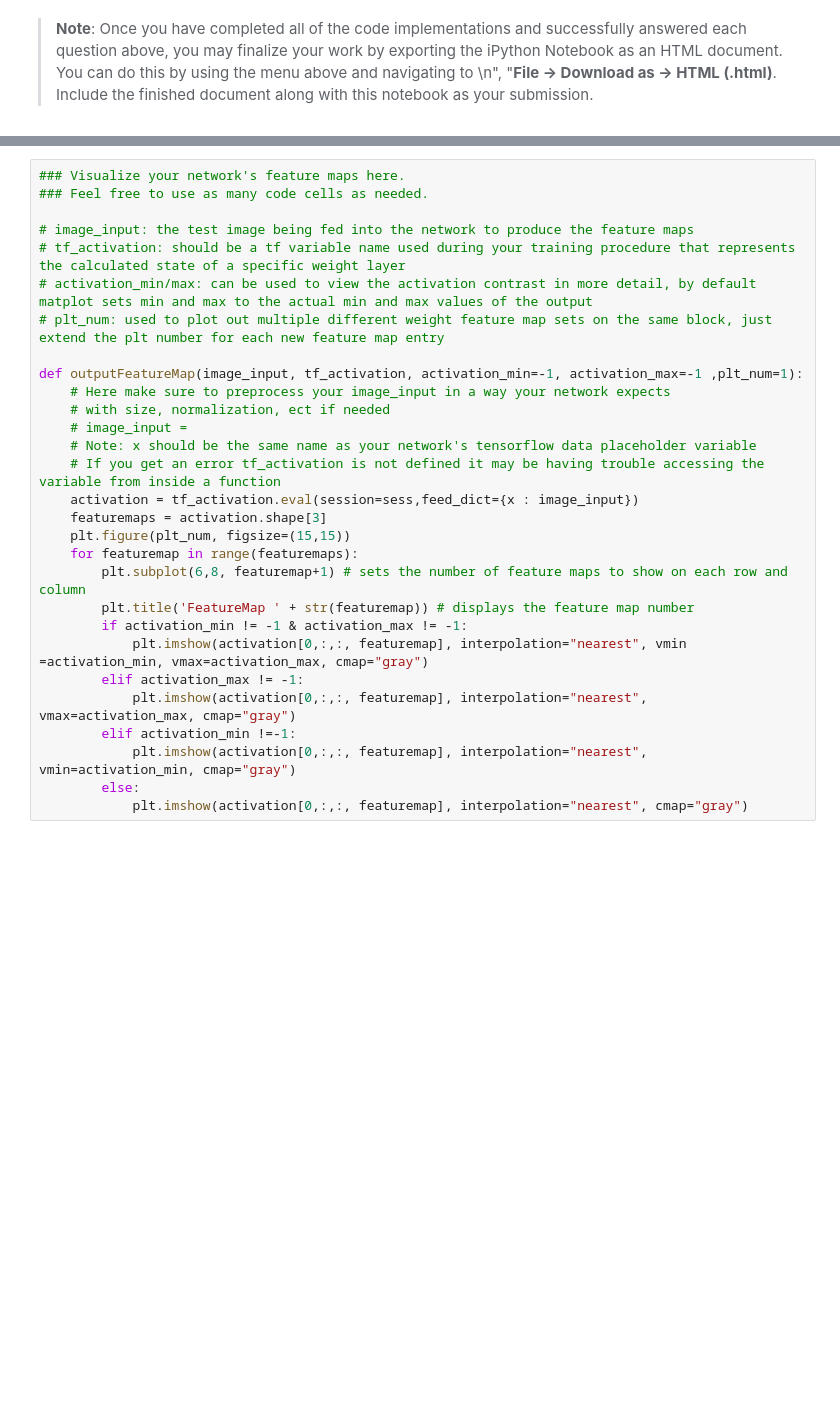
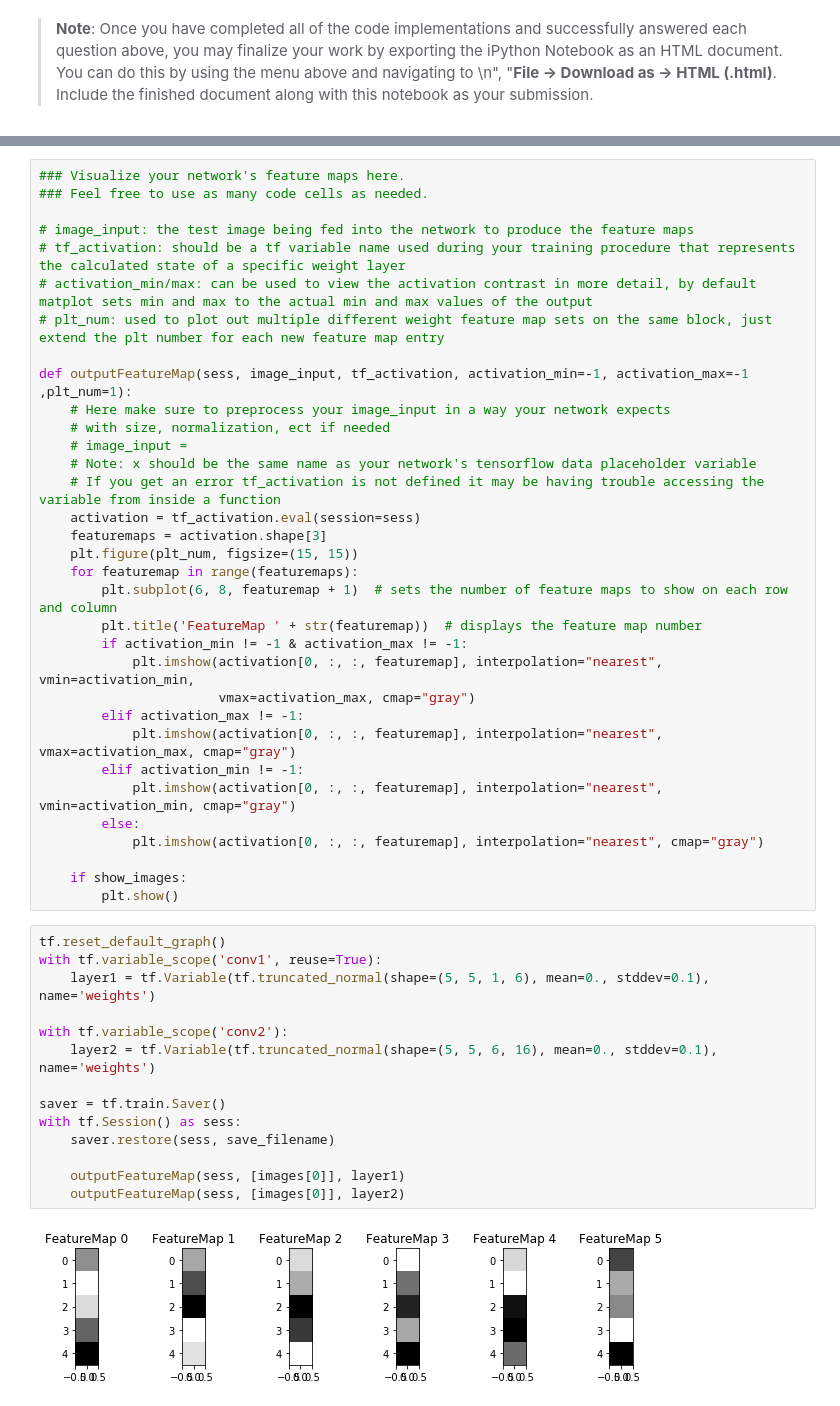
Before and after one commit to mccorby/Course-SDC, a Jupyter notebook: Term1/CarND-Traffic-Sign-Classifier-Project/Traffic_Sign_Classifier.ipynb, the cells around one changed output, grey strips where cells are left out. Cells and saved outputs as stored; diff of their text form; blank space fills up the shorter version.

```diff
--- a/Term1/CarND-Traffic-Sign-Classifier-Project/Traffic_Sign_Classifier.ipynb
+++ b/Term1/CarND-Traffic-Sign-Classifier-Project/Traffic_Sign_Classifier.ipynb
@@ -480,23 +724,43 @@ For an example of what feature map outputs look like, check out NVIDIA's results
 # activation_min/max: can be used to view the activation contrast in more detail, by default matplot sets min and max to the actual min and max values of the output
 # plt_num: used to plot out multiple different weight feature map sets on the same block, just extend the plt number for each new feature map entry
 
-def outputFeatureMap(image_input, tf_activation, activation_min=-1, activation_max=-1 ,plt_num=1):
+def outputFeatureMap(sess, image_input, tf_activation, activation_min=-1, activation_max=-1 ,plt_num=1):
     # Here make sure to preprocess your image_input in a way your network expects
     # with size, normalization, ect if needed
     # image_input =
     # Note: x should be the same name as your network's tensorflow data placeholder variable
     # If you get an error tf_activation is not defined it may be having trouble accessing the variable from inside a function
-    activation = tf_activation.eval(session=sess,feed_dict={x : image_input})
+    activation = tf_activation.eval(session=sess)
     featuremaps = activation.shape[3]
-    plt.figure(plt_num, figsize=(15,15))
+    plt.figure(plt_num, figsize=(15, 15))
     for featuremap in range(featuremaps):
-        plt.subplot(6,8, featuremap+1) # sets the number of feature maps to show on each row and column
-        plt.title('FeatureMap ' + str(featuremap)) # displays the feature map number
+        plt.subplot(6, 8, featuremap + 1)  # sets the number of feature maps to show on each row and column
+        plt.title('FeatureMap ' + str(featuremap))  # displays the feature map number
         if activation_min != -1 & activation_max != -1:
-            plt.imshow(activation[0,:,:, featuremap], interpolation="nearest", vmin =activation_min, vmax=activation_max, cmap="gray")
+            plt.imshow(activation[0, :, :, featuremap], interpolation="nearest", vmin=activation_min,
+                       vmax=activation_max, cmap="gray")
         elif activation_max != -1:
-            plt.imshow(activation[0,:,:, featuremap], interpolation="nearest", vmax=activation_max, cmap="gray")
-        elif activation_min !=-1:
-            plt.imshow(activation[0,:,:, featuremap], interpolation="nearest", vmin=activation_min, cmap="gray")
+            plt.imshow(activation[0, :, :, featuremap], interpolation="nearest", vmax=activation_max, cmap="gray")
+        elif activation_min != -1:
+            plt.imshow(activation[0, :, :, featuremap], interpolation="nearest", vmin=activation_min, cmap="gray")
         else:
-            plt.imshow(activation[0,:,:, featuremap], interpolation="nearest", cmap="gray")
+            plt.imshow(activation[0, :, :, featuremap], interpolation="nearest", cmap="gray")
+
+    if show_images:
+        plt.show()
+# %%
+tf.reset_default_graph()
+with tf.variable_scope('conv1', reuse=True):
+    layer1 = tf.Variable(tf.truncated_normal(shape=(5, 5, 1, 6), mean=0., stddev=0.1), name='weights')
+
+with tf.variable_scope('conv2'):
+    layer2 = tf.Variable(tf.truncated_normal(shape=(5, 5, 6, 16), mean=0., stddev=0.1), name='weights')
+
+saver = tf.train.Saver()
+with tf.Session() as sess:
+    saver.restore(sess, save_filename)
+
+    outputFeatureMap(sess, [images[0]], layer1)
+    outputFeatureMap(sess, [images[0]], layer2)
+# %% [output]
+[figure, added]
```
Also changed, not shown: parts of 22 cells of this notebook, 1 other file.
